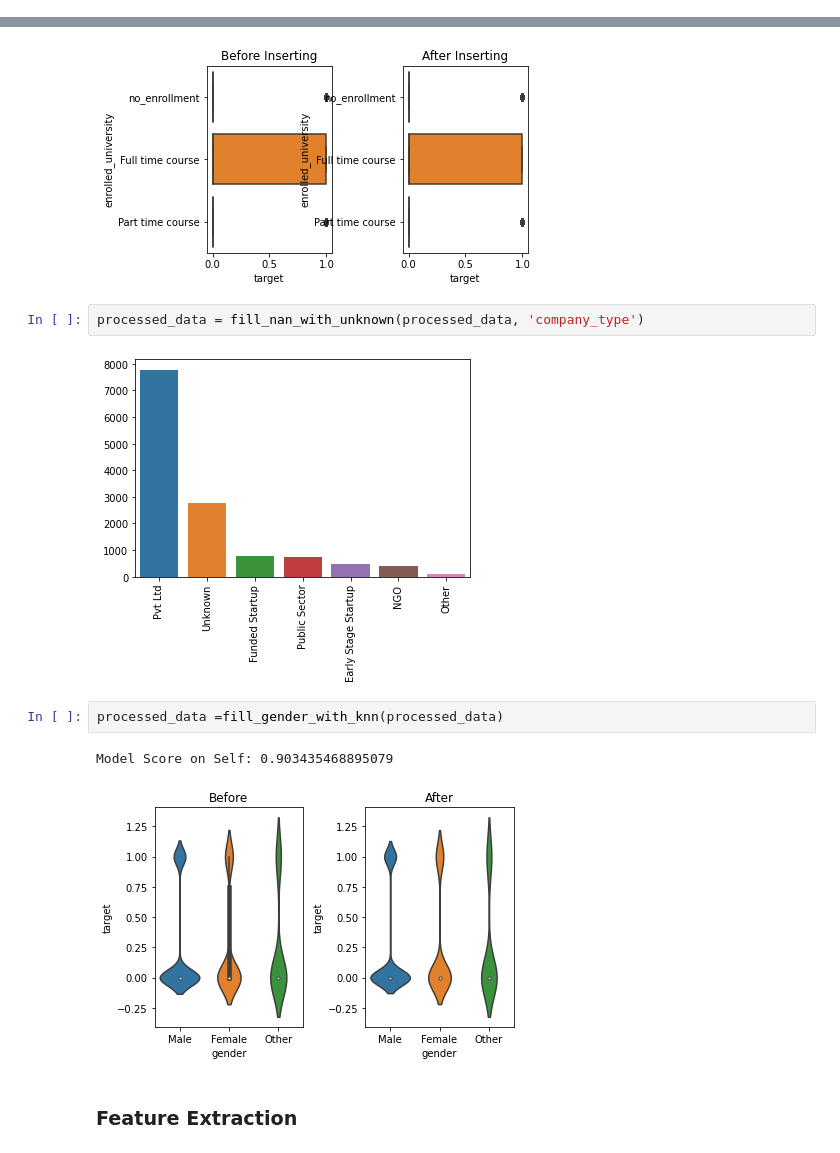
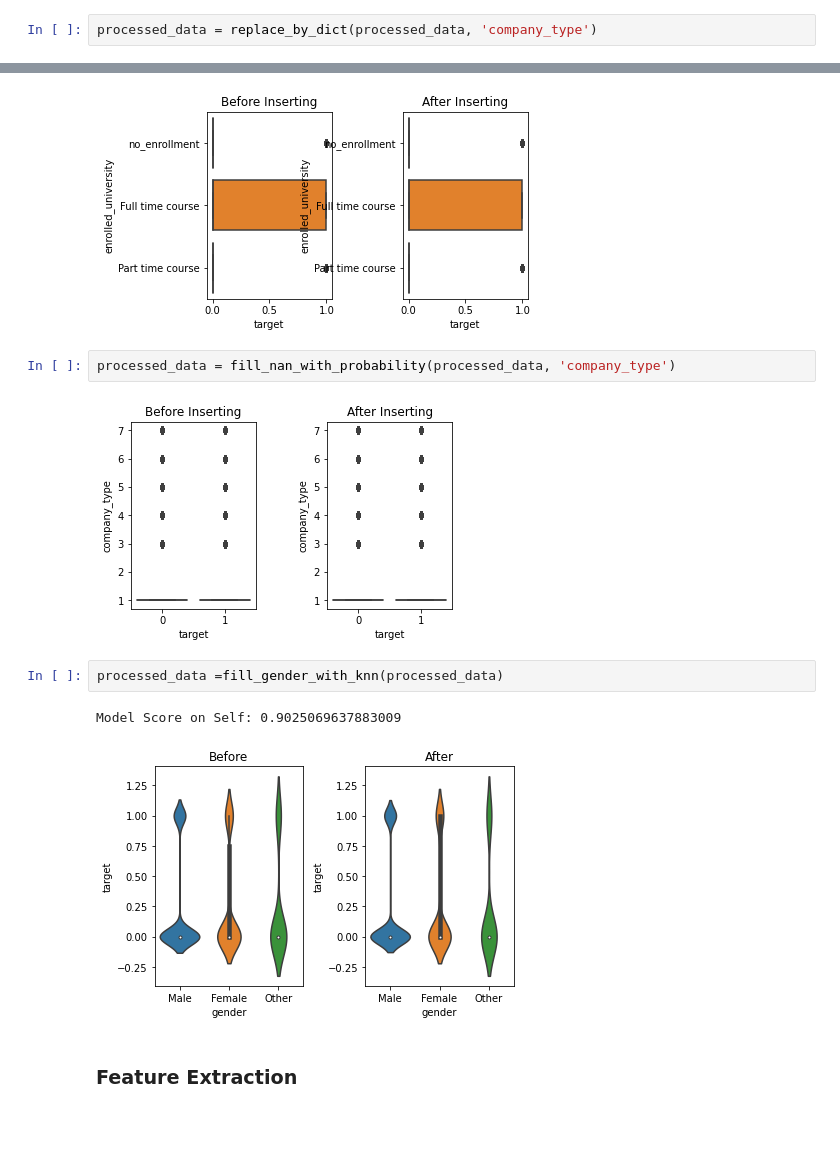
Before and after one commit to BarGanor/ml_project, a Jupyter notebook: project_part_1.ipynb, the cells around one changed output, grey strips where cells are left out. Drawn from its saved outputs; the diff is of its cells as text; blank space fills up the shorter version.

```diff
--- a/project_part_1.ipynb
+++ b/project_part_1.ipynb
@@ -111,3 +112,5 @@ Values before change Values after change
                    7                   7
                    8                   8
                    9                   9
+# %%
+processed_data = replace_by_dict(processed_data, 'company_type')
@@ -138,14 +149,14 @@ processed_data = fill_nan_with_probability(processed_data, 'enrolled_university'
 # %% [output]
 [figure]
 # %%
-processed_data = fill_nan_with_unknown(processed_data, 'company_type')
+processed_data = fill_nan_with_probability(processed_data, 'company_type')
 # %% [output]
-[figure, old version]
+[figure, new version]
 # %%
 processed_data =fill_gender_with_knn(processed_data)
 # %% [output]
-Model Score on Self: 0.903435468895079
+Model Score on Self: 0.9025069637883009
-[figure, old version]
+[figure, new version]
 # %% [markdown]
 ### Feature Extraction
 # %%
```
Also changed, not shown: parts of 10 cells of this notebook, 4 other files.
